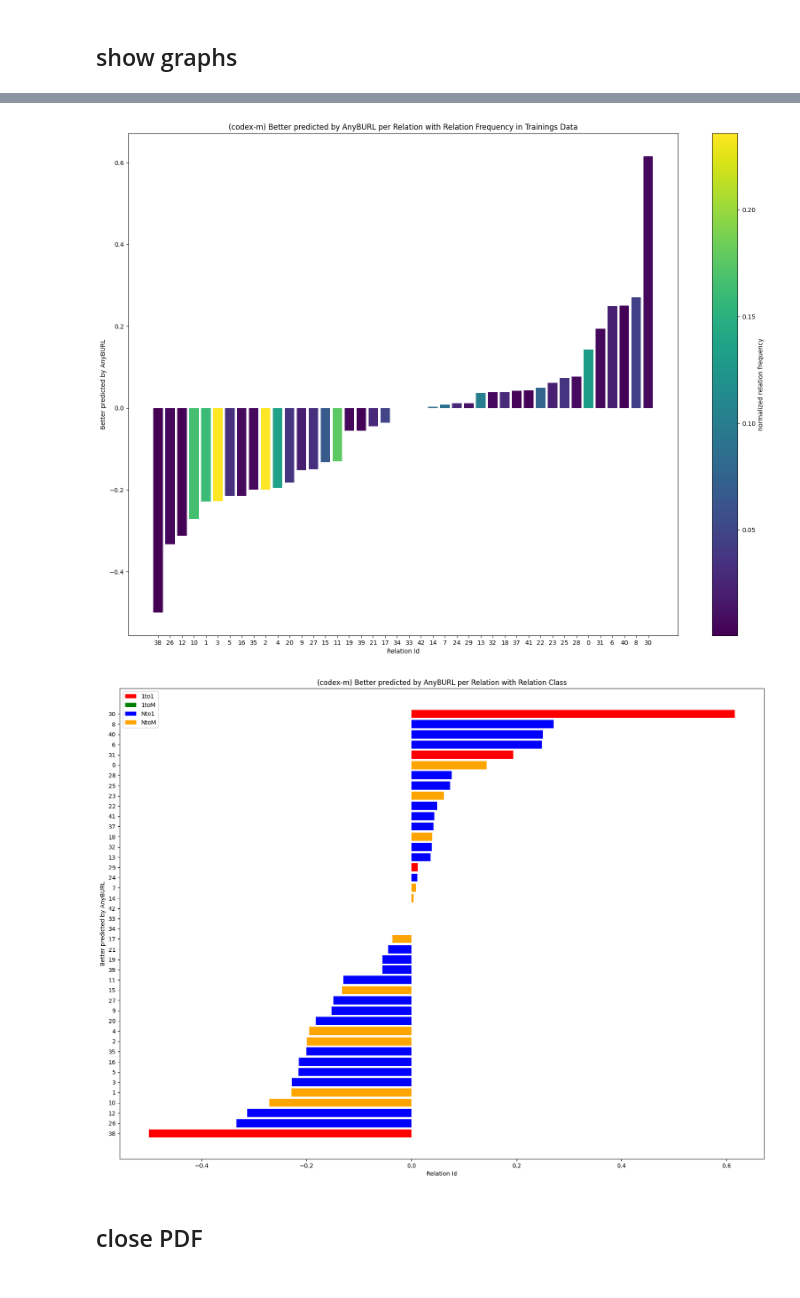
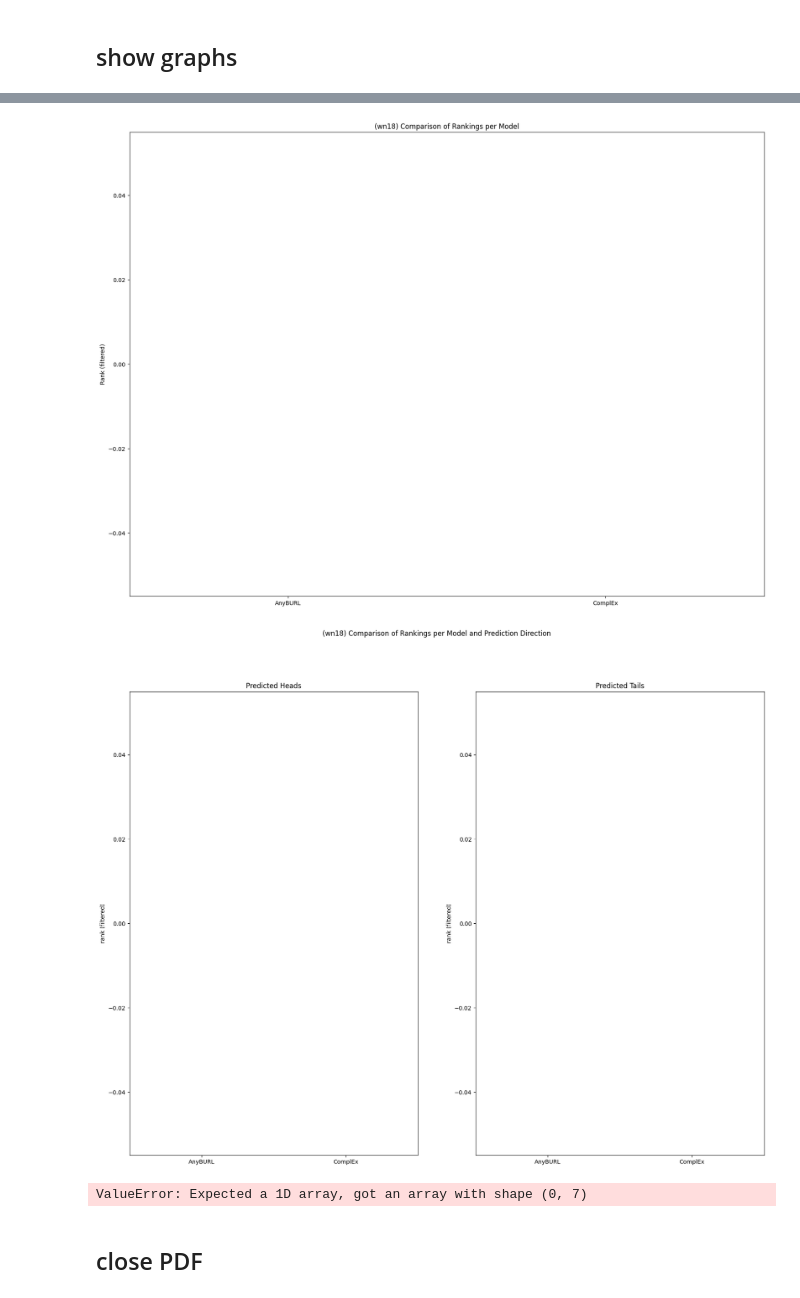
Before and after one commit to LJ171/Thesis, a Jupyter notebook: analysis.ipynb, the cells around one changed output, grey strips where cells are left out. Cells and saved outputs as stored; diff of their text form; code cells hidden in the pictures.

```diff
--- a/analysis.ipynb
+++ b/analysis.ipynb
@@ -104,11 +101,9 @@ show_better_predicted_per_relation(df, bp_threshold)
-# %%
-show_better_predicted_per_relation_with_frequency(df, bp_threshold, dataset_name)
-# %% [output]
-[figure, removed]
-# %%
-show_better_predicted_per_relation_with_relation_classes(df, bp_threshold, dataset_name, relation_classes_threshold)
-# %% [output]
-[figure, removed]
+# %%
+show_all_graphs(df, dataset_name, bp_threshold, relation_class_threshold)
+# %% [output]
+[figure, added]
+[figure, added]
+ValueError: Expected a 1D array, got an array with shape (0, 7)
 # %% [markdown]
 ## close PDF
 # %%
```
Also changed, not shown: parts of 12 cells of this notebook, 11 other files.
